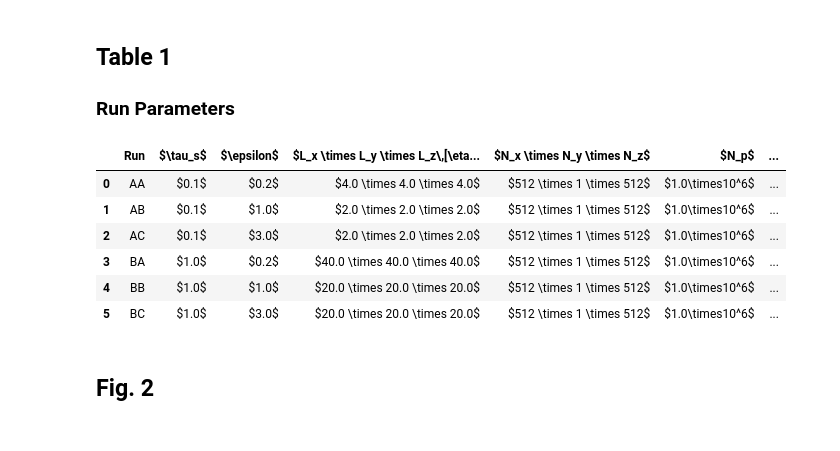
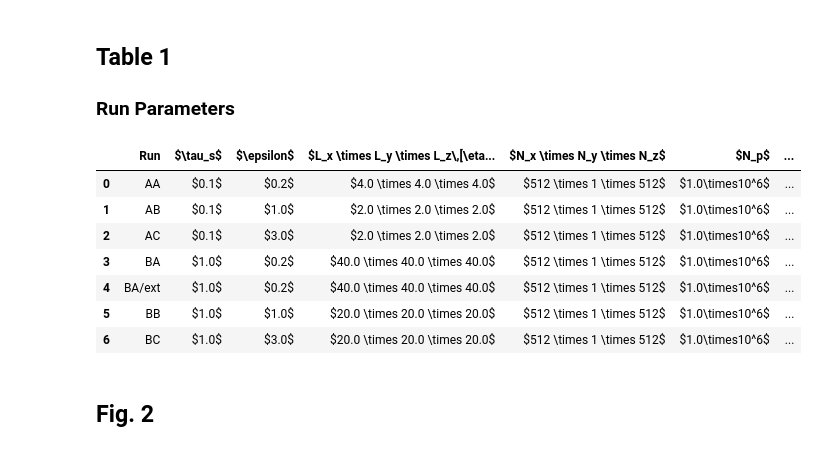
Before and after one commit to sabaronett/streaming-instability, a Jupyter notebook: ipynb/JY07-512.ipynb, the cells around one changed output. Saved outputs shown, nothing was run; the diff lists cells and outputs as text; code cells hidden in the pictures.

```diff
--- a/ipynb/JY07-512.ipynb
+++ b/ipynb/JY07-512.ipynb
@@ -19,7 +19,7 @@ from pathlib import Path
 ## Table 1
 ### Run Parameters
 # %%
-runs = ['AA', 'AB', 'AC', 'BA', 'BB', 'BC']
+runs = ['AA', 'AB', 'AC', 'BA', 'BA/ext', 'BB', 'BC']
 tau_ss, epsilons, Ls, Ns, Nps, tlims = [], [], [], [], [], []
 etar = 0.05 # [H]
 
@@ -38,36 +38,40 @@ for run in runs:
              *athinput['problem']['npx3']               # total number of particles
     exp = np.log10(Np_tot)
     sig = Np_tot/10**int(exp)
     Nps.append(r'${:.1f}\times10^{:.0f}$'.format(sig, exp))
     Omega = athinput['problem']['omega']                # local Keplerian ang. freq.
-    tlims.append(athinput['time']['tlim']*Omega)        # time limit [1/Ω]
+    if run == 'BA/ext':
+        tlims.append(160*Omega)
+    else:
+        tlims.append(athinput['time']['tlim']*Omega)    # time limit [1/Ω]
     epsilons.append(athinput['problem']['epsilon'])     # avg. BG dust/gas ρ-ratio
     tau_ss.append(athinput['particles']['taus0']*Omega) # dimensionless stopping time
 
 df = pd.DataFrame(
     {
         "Run": runs,
         r"$\tau_s$": tau_ss,
         r"$\epsilon$": epsilons,
         r"$L_x \times L_y \times L_z\,[\eta r]$": Ls,
         r"$N_x \times N_y \times N_z$": Ns,
         r"$N_p$": Nps,
         r"$\Delta t\,/\,\Omega^{-1}$": tlims
     }
 )
 df.style.format({
     r"$\tau_s$": r"${:.1f}$",
     r"$\epsilon$": r"${:.1f}$",
     r"$\Delta t\,/\,\Omega^{-1}$": r"${:.0f}\,$",
 })
 # %% [output]
 |  | Run | $\tau_s$ | $\epsilon$ | $L_x \times L_y \times L_z\,[\eta... | $N_x \times N_y \times N_z$ | $N_p$ | ... |
 | 0 | AA | $0.1$ | $0.2$ | $4.0 \times 4.0 \times 4.0$ | $512 \times 1 \times 512$ | $1.0\times10^6$ | ... |
 | 1 | AB | $0.1$ | $1.0$ | $2.0 \times 2.0 \times 2.0$ | $512 \times 1 \times 512$ | $1.0\times10^6$ | ... |
 | 2 | AC | $0.1$ | $3.0$ | $2.0 \times 2.0 \times 2.0$ | $512 \times 1 \times 512$ | $1.0\times10^6$ | ... |
 | 3 | BA | $1.0$ | $0.2$ | $40.0 \times 40.0 \times 40.0$ | $512 \times 1 \times 512$ | $1.0\times10^6$ | ... |
-| 4 | BB | $1.0$ | $1.0$ | $20.0 \times 20.0 \times 20.0$ | $512 \times 1 \times 512$ | $1.0\times10^6$ | ... |
-| 5 | BC | $1.0$ | $3.0$ | $20.0 \times 20.0 \times 20.0$ | $512 \times 1 \times 512$ | $1.0\times10^6$ | ... |
+| 4 | BA/ext | $1.0$ | $0.2$ | $40.0 \times 40.0 \times 40.0$ | $512 \times 1 \times 512$ | $1.0\times10^6$ | ... |
+| 5 | BB | $1.0$ | $1.0$ | $20.0 \times 20.0 \times 20.0$ | $512 \times 1 \times 512$ | $1.0\times10^6$ | ... |
+| 6 | BC | $1.0$ | $3.0$ | $20.0 \times 20.0 \times 20.0$ | $512 \times 1 \times 512$ | $1.0\times10^6$ | ... |
 # %% [markdown]
 ## Fig. 2
 # %%
```
Also changed, not shown: parts of 7 cells of this notebook.
